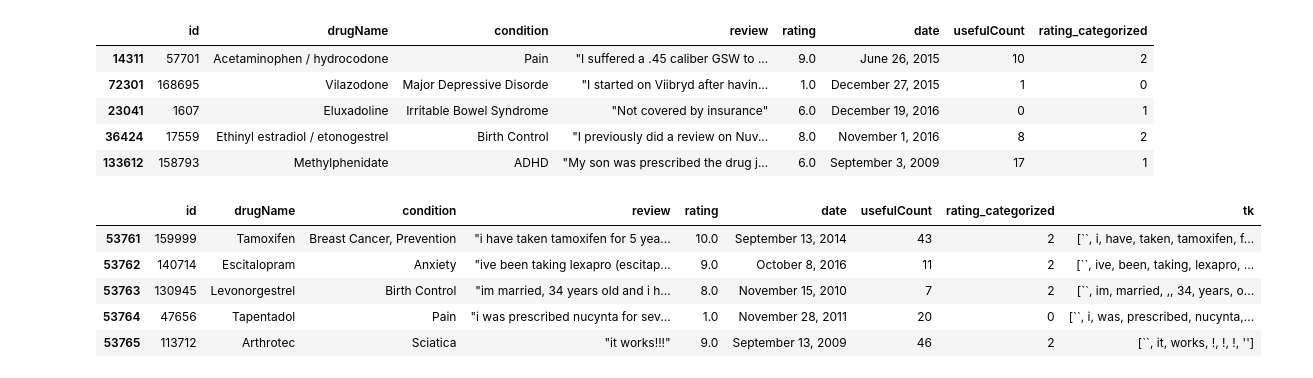
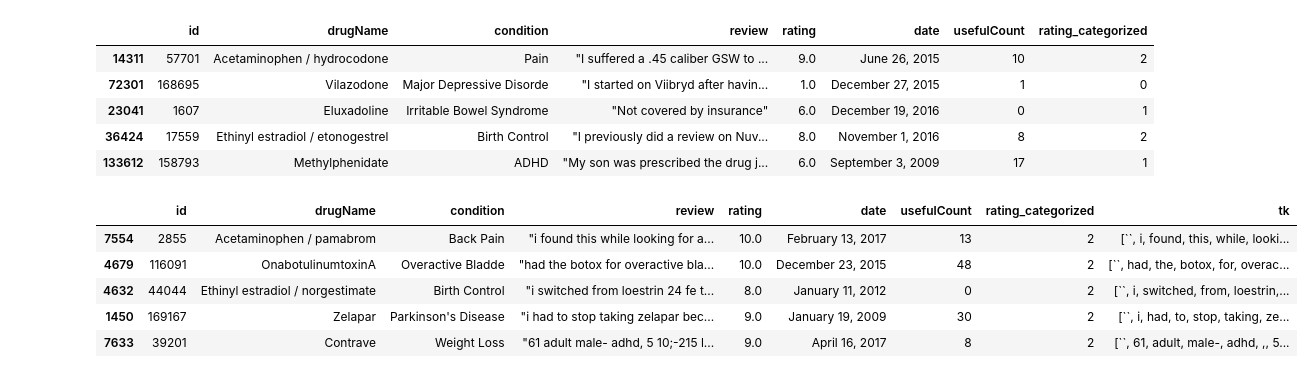
Before and after one commit to kshptl/Drug-Review-Sentiment-Analysis, a Jupyter notebook: ML.ipynb, the cells around one changed output. Cells and saved outputs as stored; diff of their text form; code cells hidden in the pictures.

```diff
--- a/ML.ipynb
+++ b/ML.ipynb
@@ -52,8 +51,4 @@ True
 # %% [markdown]
 # Importing Data and Inital Preprocessing
 # %%
-drugs = pd.read_csv("train.tsv",delimiter="\t")
-drugs_test = pd.read_csv("test.tsv",delimiter="\t")
-split = len(drugs)
-drugs = pd.concat([drugs, drugs_test])
-len(drugs)
+drugs = pd.concat([pd.read_csv("train.tsv",delimiter="\t"), pd.read_csv("test.tsv",delimiter="\t")])
@@ -78,11 +73,9 @@ drugs.sample(5)
 | 36424 | 17559 | Ethinyl estradiol / etonogestrel | Birth Control | "I previously did a review on Nuv... | 8.0 | November 1, 2016 | 8 | 2 |
 | 133612 | 158793 | Methylphenidate | ADHD | "My son was prescribed the drug j... | 6.0 | September 3, 2009 | 17 | 1 |
 # %%
-np.random.seed(42)
-
-# remove garbage words
+# remove HTML numeric codes
 drugs["review"] = list(map(lambda x : x.replace("&#039;", "").replace("&quot",""), drugs.review))
 
 # use a smaller subset of the data for quicker processing
-data = drugs[:].copy()
+data = drugs[:10000].copy()
 # %%
@@ -94,13 +87,13 @@ data["review"] = [review.lower() for review in data.review]
 # %%
 # tokenize each word
 data["tk"] = data.review.apply(lambda x : word_tokenize(x))
-# %%
-data.tail()
-# %% [output]
-|  | id | drugName | condition | review | rating | date | usefulCount | rating_categorized | tk |
-| 53761 | 159999 | Tamoxifen | Breast Cancer, Prevention | "i have taken tamoxifen for 5 yea... | 10.0 | September 13, 2014 | 43 | 2 | [``, i, have, taken, tamoxifen, f... |
-| 53762 | 140714 | Escitalopram | Anxiety | "ive been taking lexapro (escitap... | 9.0 | October 8, 2016 | 11 | 2 | [``, ive, been, taking, lexapro, ... |
-| 53763 | 130945 | Levonorgestrel | Birth Control | "im married, 34 years old and i h... | 8.0 | November 15, 2010 | 7 | 2 | [``, im, married, ,, 34, years, o... |
-| 53764 | 47656 | Tapentadol | Pain | "i was prescribed nucynta for sev... | 1.0 | November 28, 2011 | 20 | 0 | [``, i, was, prescribed, nucynta,... |
-| 53765 | 113712 | Arthrotec | Sciatica | "it works!!!" | 9.0 | September 13, 2009 | 46 | 2 | [``, it, works, !, !, !, ''] |
+# %%
+data.sample(5)
+# %% [output]
+|  | id | drugName | condition | review | rating | date | usefulCount | rating_categorized | tk |
+| 7554 | 2855 | Acetaminophen / pamabrom | Back Pain | "i found this while looking for a... | 10.0 | February 13, 2017 | 13 | 2 | [``, i, found, this, while, looki... |
+| 4679 | 116091 | OnabotulinumtoxinA | Overactive Bladde | "had the botox for overactive bla... | 10.0 | December 23, 2015 | 48 | 2 | [``, had, the, botox, for, overac... |
+| 4632 | 44044 | Ethinyl estradiol / norgestimate | Birth Control | "i switched from loestrin 24 fe t... | 8.0 | January 11, 2012 | 0 | 2 | [``, i, switched, from, loestrin,... |
+| 1450 | 169167 | Zelapar | Parkinson's Disease | "i had to stop taking zelapar bec... | 9.0 | January 19, 2009 | 30 | 2 | [``, i, had, to, stop, taking, ze... |
+| 7633 | 39201 | Contrave | Weight Loss | "61 adult male- adhd, 5 10;-215 l... | 9.0 | April 16, 2017 | 8 | 2 | [``, 61, adult, male-, adhd, ,, 5... |
 # %%
```
Also changed, not shown: parts of 30 cells of this notebook, 1 other file.
